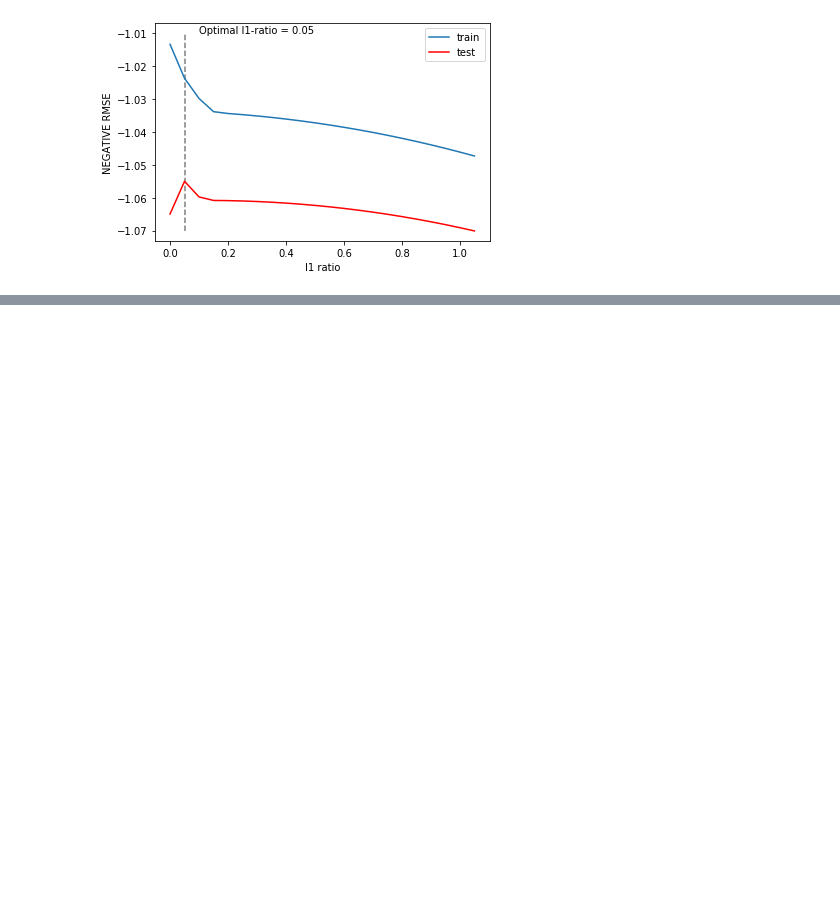
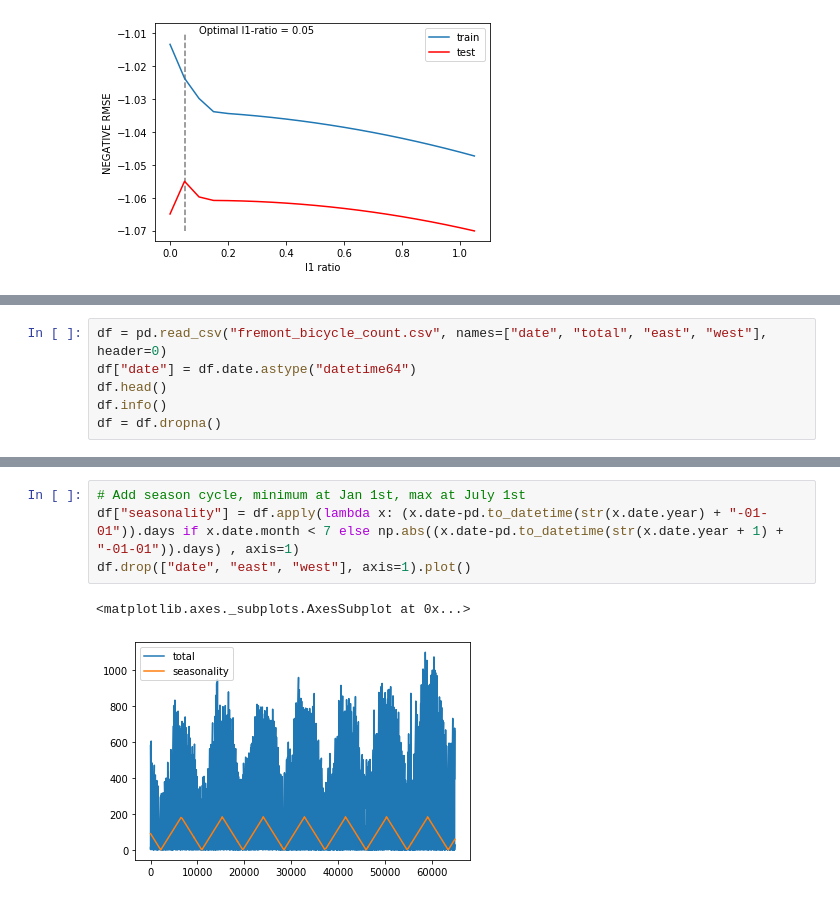
Before and after one commit to moritzwilksch/DataScienceEducation, a Jupyter notebook: PythonForDataScienceHandbook/NotesPythonDSHandbook.ipynb, the cells around one changed output, grey strips where cells are left out. Saved outputs shown, nothing was run; the diff lists cells and outputs as text; blank space fills up the shorter version.

```diff
--- a/PythonForDataScienceHandbook/NotesPythonDSHandbook.ipynb
+++ b/PythonForDataScienceHandbook/NotesPythonDSHandbook.ipynb
@@ -321,0 +332,6 @@ tbc 394
+# %%
+df = pd.read_csv("fremont_bicycle_count.csv", names=["date", "total", "east", "west"], header=0)
+df["date"] = df.date.astype("datetime64")
+df.head()
+df.info()
+df = df.dropna()
@@ -321,0 +350,7 @@ tbc 394
+# %%
+# Add season cycle, minimum at Jan 1st, max at July 1st
+df["seasonality"] = df.apply(lambda x: (x.date-pd.to_datetime(str(x.date.year) + "-01-01")).days if x.date.month < 7 else np.abs((x.date-pd.to_datetime(str(x.date.year + 1) + "-01-01")).days) , axis=1)
+df.drop(["date", "east", "west"], axis=1).plot()
+# %% [output]
+<matplotlib.axes._subplots.AxesSubplot at 0x...>
+[figure, added]
```
Also changed, not shown: parts of 10 cells of this notebook, 1 other file.
